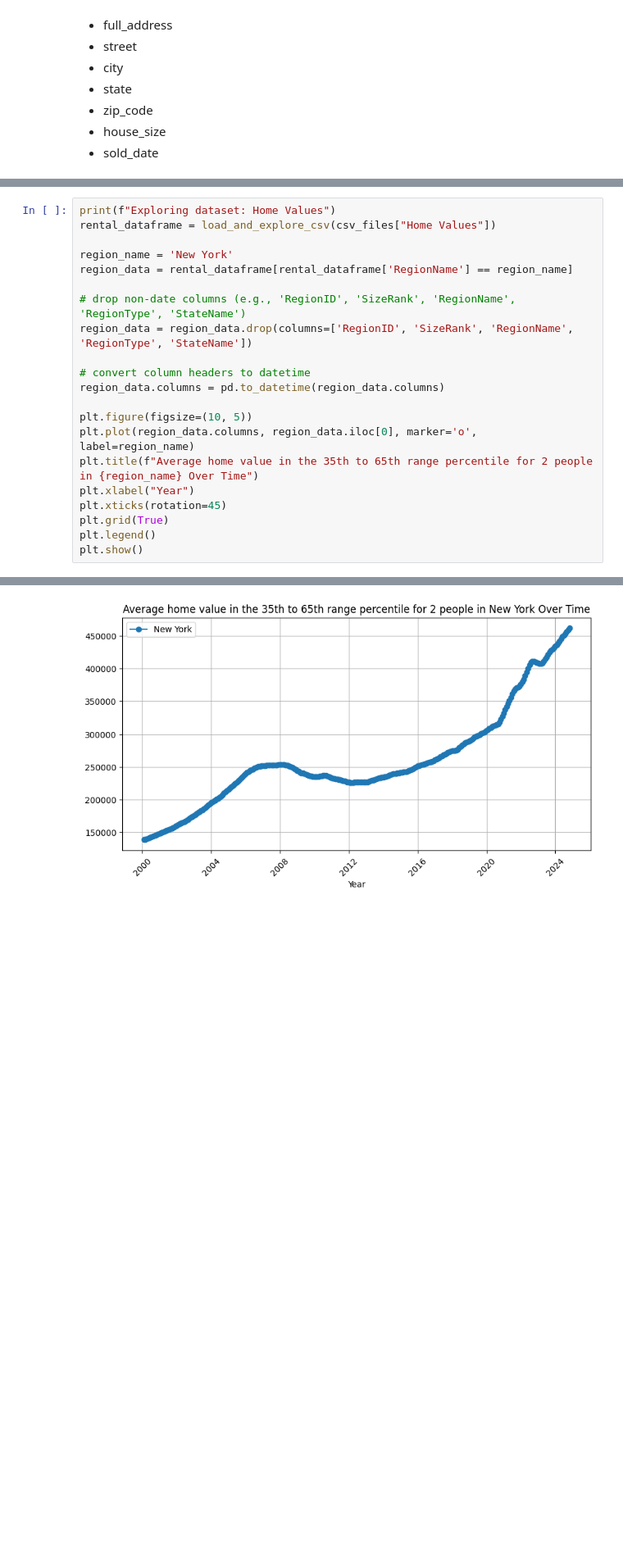
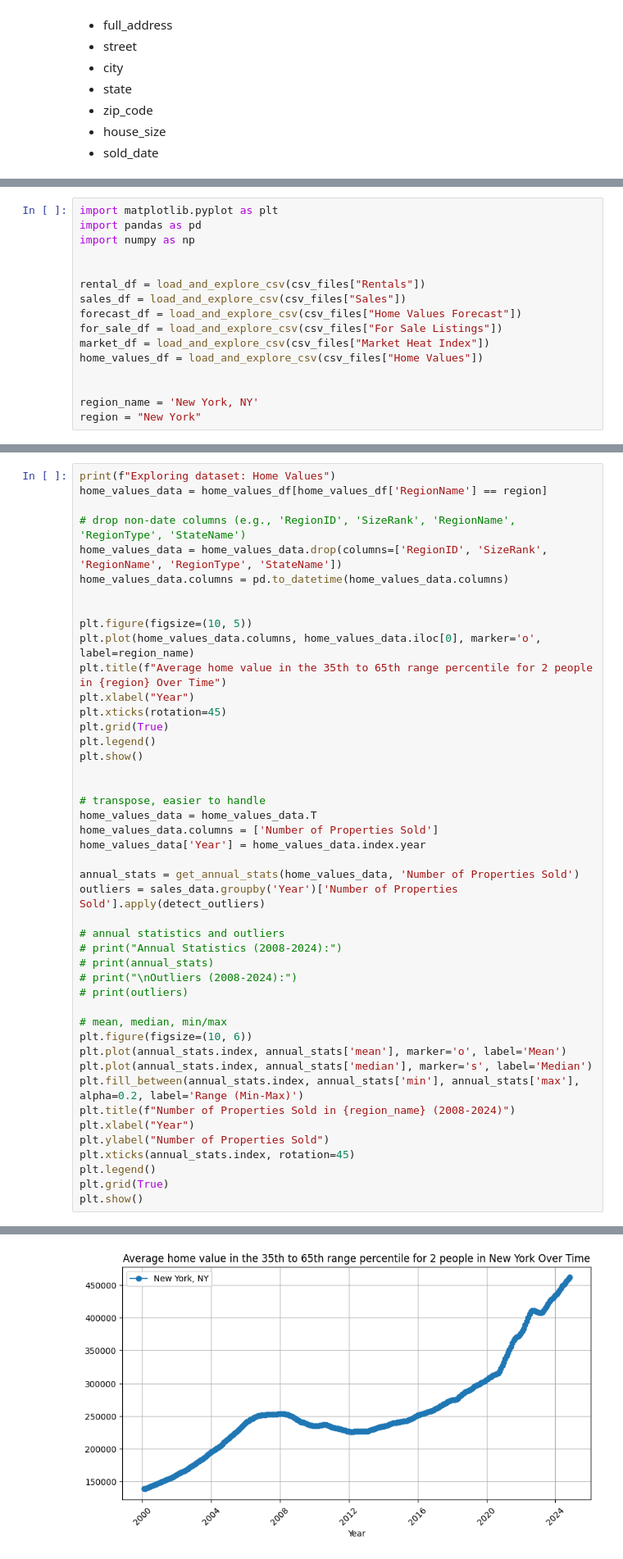
Before and after one commit to jpthesmar/House_Price_Forecaster-DSIII, a Jupyter notebook: House_Price_Analysis.ipynb, the cells around one changed output, grey strips where cells are left out. Shown at 82% size. Cells and saved outputs as stored; diff of their text form; blank space fills up the shorter version.

```diff
--- a/House_Price_Analysis.ipynb
+++ b/House_Price_Analysis.ipynb
@@ -125 +137,17 @@ def load_and_explore_csv(file_path):
+# %%
+import matplotlib.pyplot as plt
+import pandas as pd
+import numpy as np
+
+
+rental_df = load_and_explore_csv(csv_files["Rentals"])
+sales_df = load_and_explore_csv(csv_files["Sales"])
+forecast_df = load_and_explore_csv(csv_files["Home Values Forecast"])
+for_sale_df = load_and_explore_csv(csv_files["For Sale Listings"])
+market_df = load_and_explore_csv(csv_files["Market Heat Index"])
+home_values_df = load_and_explore_csv(csv_files["Home Values"])
+
+
+region_name = 'New York, NY'
+region = "New York"
 # %%
@@ -314,24 +257,48 @@ Name: Number of Properties Sold, Length: 201, dtype: bool
 [figure]
 # %%
 print(f"Exploring dataset: Home Values")
-rental_dataframe = load_and_explore_csv(csv_files["Home Values"])
-
-region_name = 'New York'
-region_data = rental_dataframe[rental_dataframe['RegionName'] == region_name]
+home_values_data = home_values_df[home_values_df['RegionName'] == region]
 
 # drop non-date columns (e.g., 'RegionID', 'SizeRank', 'RegionName', 'RegionType', 'StateName')
-region_data = region_data.drop(columns=['RegionID', 'SizeRank', 'RegionName', 'RegionType', 'StateName'])
+home_values_data = home_values_data.drop(columns=['RegionID', 'SizeRank', 'RegionName', 'RegionType', 'StateName'])
+home_values_data.columns = pd.to_datetime(home_values_data.columns)
 
-# convert column headers to datetime
-region_data.columns = pd.to_datetime(region_data.columns)
 
 plt.figure(figsize=(10, 5))
-plt.plot(region_data.columns, region_data.iloc[0], marker='o', label=region_name)
-plt.title(f"Average home value in the 35th to 65th range percentile for 2 people in {region_name} Over Time")
+plt.plot(home_values_data.columns, home_values_data.iloc[0], marker='o', label=region_name)
+plt.title(f"Average home value in the 35th to 65th range percentile for 2 people in {region} Over Time")
 plt.xlabel("Year")
 plt.xticks(rotation=45)
 plt.grid(True)
 plt.legend()
 plt.show()
+
+
+# transpose, easier to handle
+home_values_data = home_values_data.T
+home_values_data.columns = ['Number of Properties Sold']
+home_values_data['Year'] = home_values_data.index.year
+
+annual_stats = get_annual_stats(home_values_data, 'Number of Properties Sold')
+outliers = sales_data.groupby('Year')['Number of Properties Sold'].apply(detect_outliers)
+
+# annual statistics and outliers
+# print("Annual Statistics (2008-2024):")
+# print(annual_stats)
+# print("\nOutliers (2008-2024):")
+# print(outliers)
+
+# mean, median, min/max
+plt.figure(figsize=(10, 6))
+plt.plot(annual_stats.index, annual_stats['mean'], marker='o', label='Mean')
+plt.plot(annual_stats.index, annual_stats['median'], marker='s', label='Median')
+plt.fill_between(annual_stats.index, annual_stats['min'], annual_stats['max'], alpha=0.2, label='Range (Min-Max)')
+plt.title(f"Number of Properties Sold in {region_name} (2008-2024)")
+plt.xlabel("Year")
+plt.ylabel("Number of Properties Sold")
+plt.xticks(annual_stats.index, rotation=45)
+plt.legend()
+plt.grid(True)
+plt.show()
 # %% [output]
 Exploring dataset: Home Values
@@ -354 +305 @@ First 5 Rows:
-[figure, old version]
+[figure, new version]
```
Also changed, not shown: parts of 8 cells of this notebook.
